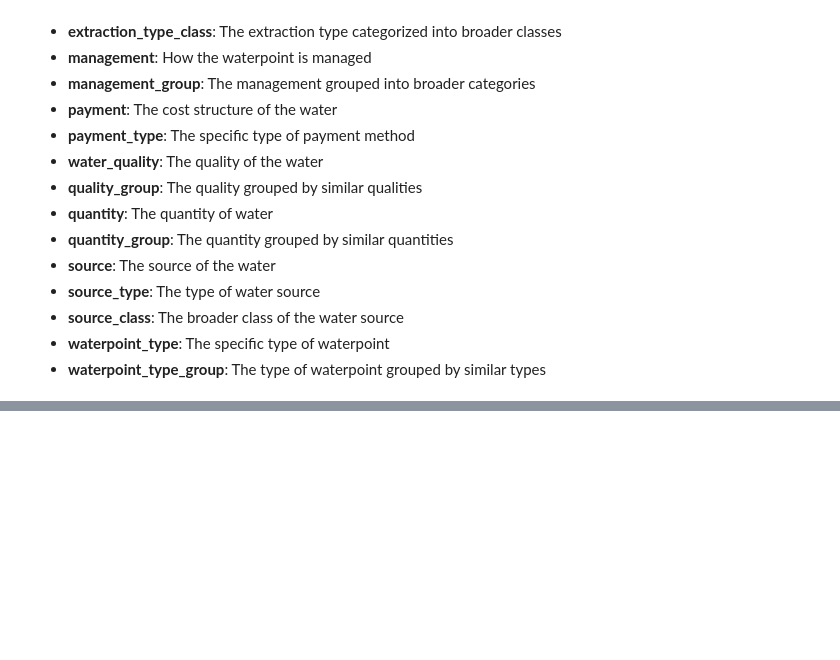
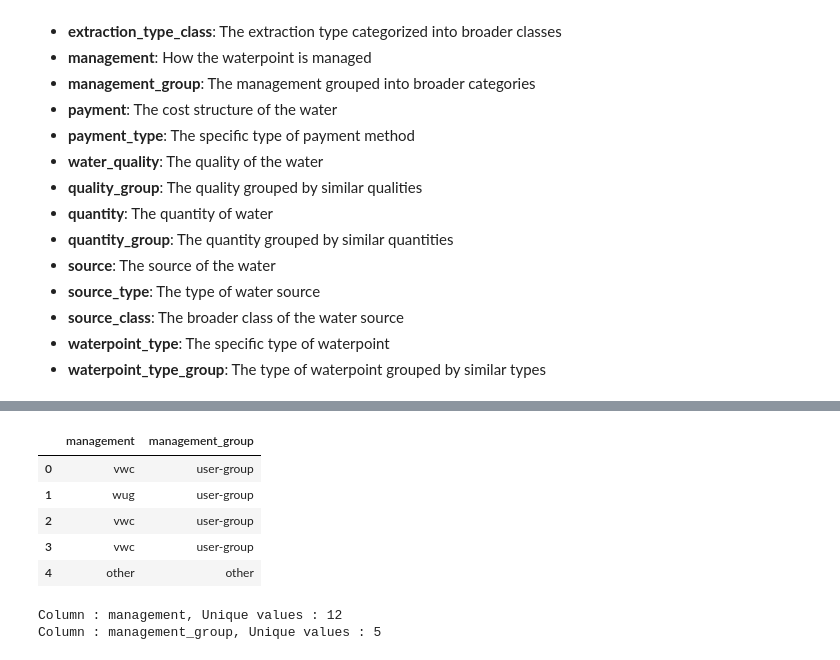
Before and after one commit to leonardkoyio/Phase-3-Project-_v1, a Jupyter notebook: index.ipynb, the cells around one changed output, grey strips where cells are left out. Cells and saved outputs as stored; diff of their text form; code cells hidden in the pictures; blank space fills up the shorter version.

```diff
--- a/index.ipynb
+++ b/index.ipynb
@@ -101,0 +500,2 @@ The following set of information about the waterpoints is provided:
+# %%
+df_concise = df_concise.drop(['extraction_type','extraction_type_group'], axis = 1)
@@ -101,0 +554,16 @@ The following set of information about the waterpoints is provided:
+# %%
+management = ['management','management_group']
+df_concise[management].head()
+# %% [output]
+|  | management | management_group |
+| 0 | vwc | user-group |
+| 1 | wug | user-group |
+| 2 | vwc | user-group |
+| 3 | vwc | user-group |
+| 4 | other | other |
+# %%
+for element in management:
+    print(f"Column : {element}, Unique values : {len(df[element].unique())}")
+# %% [output]
+Column : management, Unique values : 12
+Column : management_group, Unique values : 5
```
Also changed, not shown: parts of 33 cells of this notebook.
